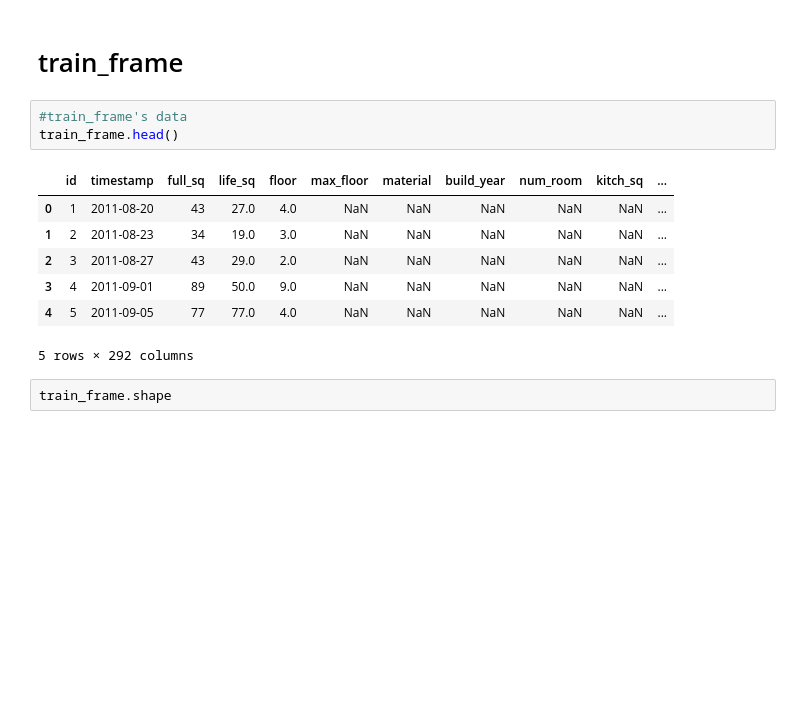
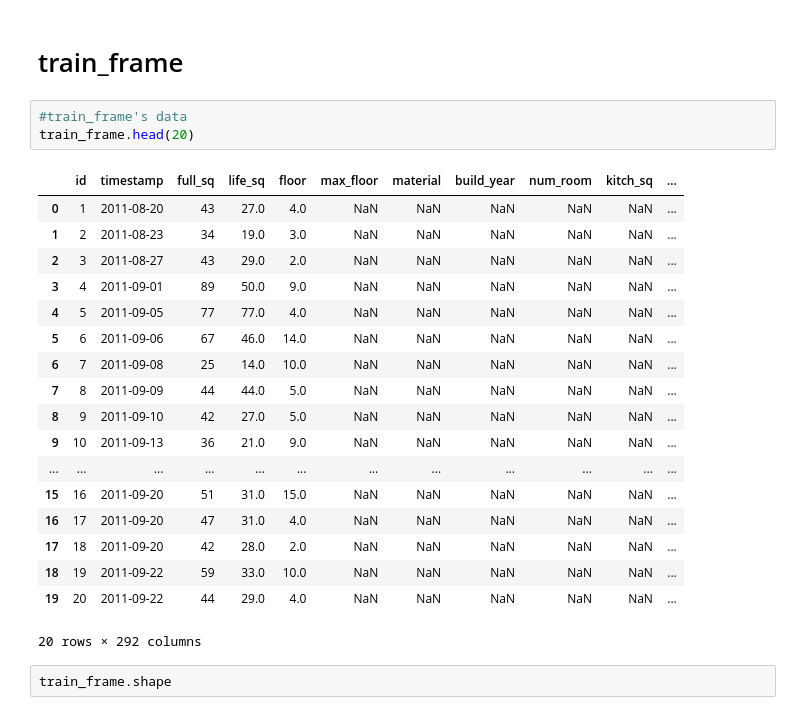
Before and after one commit to XierHacker/KaggleCollection, a Jupyter notebook: SberbankRussianHousingMarket/source/dataExplore.ipynb, the cells around one changed output. Drawn from its saved outputs; the diff is of its cells as text; blank space fills up the shorter version.

```diff
--- a/SberbankRussianHousingMarket/source/dataExplore.ipynb
+++ b/SberbankRussianHousingMarket/source/dataExplore.ipynb
@@ -8,15 +8,26 @@ train_frame,test_frame,macro_frame=data.loadFrame()
 # train_frame
 # %%
 #train_frame's data
-train_frame.head()
+train_frame.head(20)
 # %% [output]
 |  | id | timestamp | full_sq | life_sq | floor | max_floor | material | build_year | num_room | kitch_sq | ... |
 | 0 | 1 | 2011-08-20 | 43 | 27.0 | 4.0 | NaN | NaN | NaN | NaN | NaN | ... |
 | 1 | 2 | 2011-08-23 | 34 | 19.0 | 3.0 | NaN | NaN | NaN | NaN | NaN | ... |
 | 2 | 3 | 2011-08-27 | 43 | 29.0 | 2.0 | NaN | NaN | NaN | NaN | NaN | ... |
 | 3 | 4 | 2011-09-01 | 89 | 50.0 | 9.0 | NaN | NaN | NaN | NaN | NaN | ... |
 | 4 | 5 | 2011-09-05 | 77 | 77.0 | 4.0 | NaN | NaN | NaN | NaN | NaN | ... |
+| 5 | 6 | 2011-09-06 | 67 | 46.0 | 14.0 | NaN | NaN | NaN | NaN | NaN | ... |
+| 6 | 7 | 2011-09-08 | 25 | 14.0 | 10.0 | NaN | NaN | NaN | NaN | NaN | ... |
+| 7 | 8 | 2011-09-09 | 44 | 44.0 | 5.0 | NaN | NaN | NaN | NaN | NaN | ... |
+| 8 | 9 | 2011-09-10 | 42 | 27.0 | 5.0 | NaN | NaN | NaN | NaN | NaN | ... |
+| 9 | 10 | 2011-09-13 | 36 | 21.0 | 9.0 | NaN | NaN | NaN | NaN | NaN | ... |
+| ... | ... | ... | ... | ... | ... | ... | ... | ... | ... | ... | ... |
+| 15 | 16 | 2011-09-20 | 51 | 31.0 | 15.0 | NaN | NaN | NaN | NaN | NaN | ... |
+| 16 | 17 | 2011-09-20 | 47 | 31.0 | 4.0 | NaN | NaN | NaN | NaN | NaN | ... |
+| 17 | 18 | 2011-09-20 | 42 | 28.0 | 2.0 | NaN | NaN | NaN | NaN | NaN | ... |
+| 18 | 19 | 2011-09-22 | 59 | 33.0 | 10.0 | NaN | NaN | NaN | NaN | NaN | ... |
+| 19 | 20 | 2011-09-22 | 44 | 29.0 | 4.0 | NaN | NaN | NaN | NaN | NaN | ... |
-5 rows × 292 columns
+20 rows × 292 columns
 # %%
 train_frame.shape
 # %% [output]
```
Also changed, not shown: parts of 11 cells of this notebook, 2 other files.
